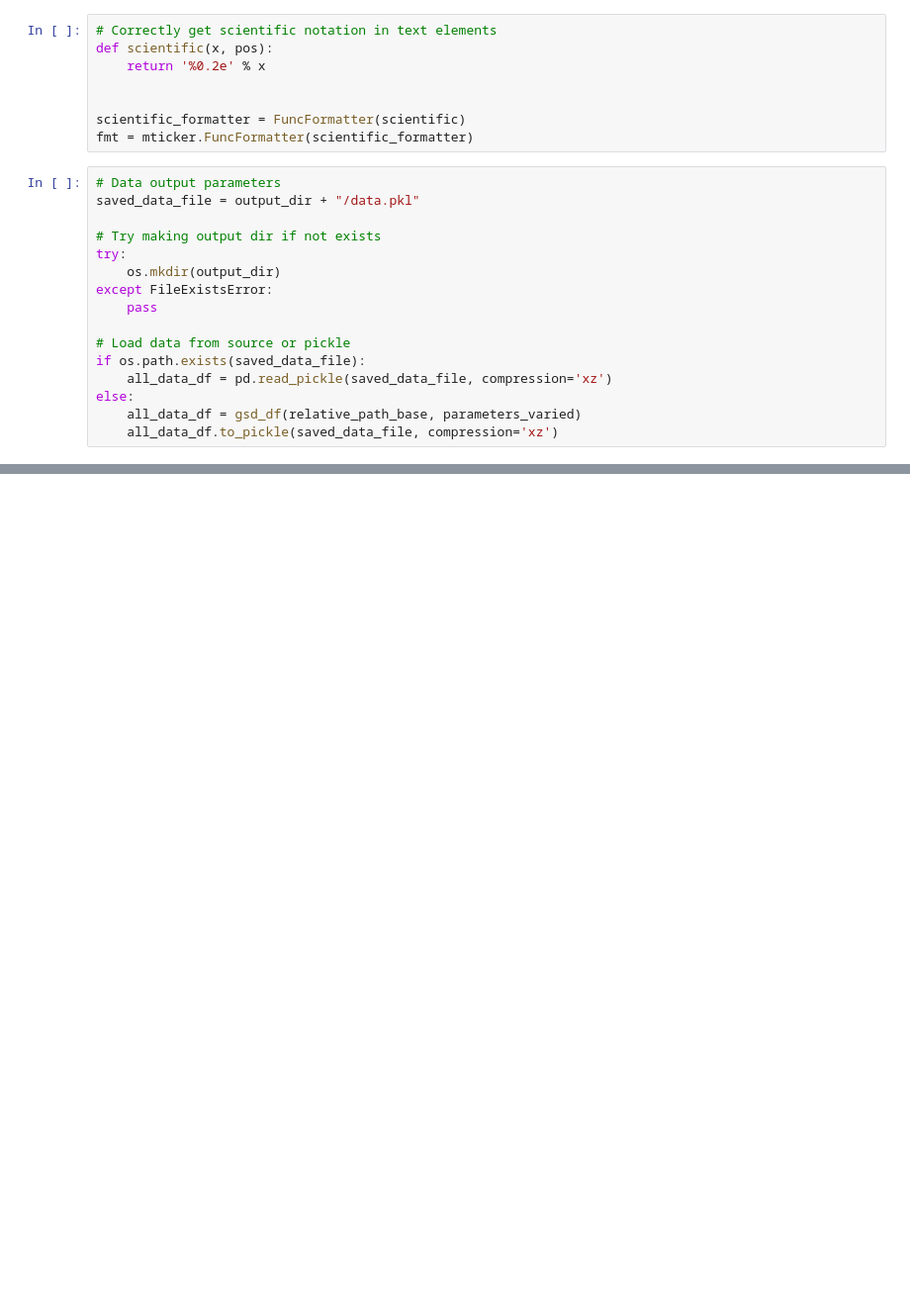
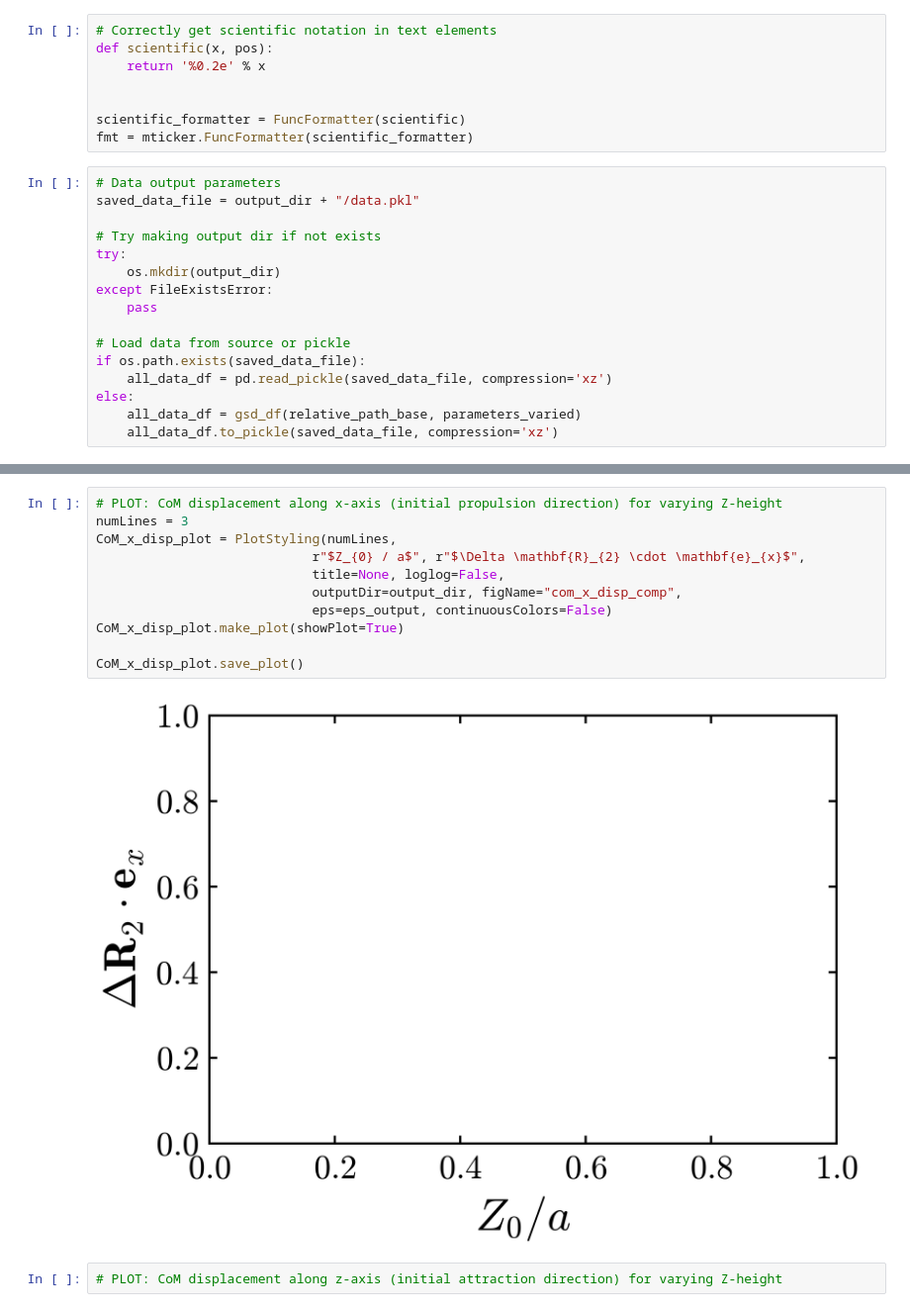
Before and after one commit to alec-glisman/Swimming-in-Potential-Flow, a Jupyter notebook: jupyter_notebooks/internal_dynamics_comparison.ipynb, the cells around one changed output, grey strips where cells are left out. Shown: that part at 99% size. Cells and saved outputs as stored; diff of their text form; blank space fills up the shorter version.

```diff
--- a/jupyter_notebooks/internal_dynamics_comparison.ipynb
+++ b/jupyter_notebooks/internal_dynamics_comparison.ipynb
@@ -61,0 +102,15 @@ all_data_df.head()
+# %%
+# PLOT: CoM displacement along x-axis (initial propulsion direction) for varying Z-height
+numLines = 3
+CoM_x_disp_plot = PlotStyling(numLines,
+                            r"$Z_{0} / a$", r"$\Delta \mathbf{R}_{2} \cdot \mathbf{e}_{x}$",
+                            title=None, loglog=False,
+                            outputDir=output_dir, figName="com_x_disp_comp",
+                            eps=eps_output, continuousColors=False)
+CoM_x_disp_plot.make_plot(showPlot=True)
+
+CoM_x_disp_plot.save_plot()
+# %% [output]
+[figure, added]
+# %%
+# PLOT: CoM displacement along z-axis (initial attraction direction) for varying Z-height
```
Also changed, not shown: parts of 5 cells of this notebook.
